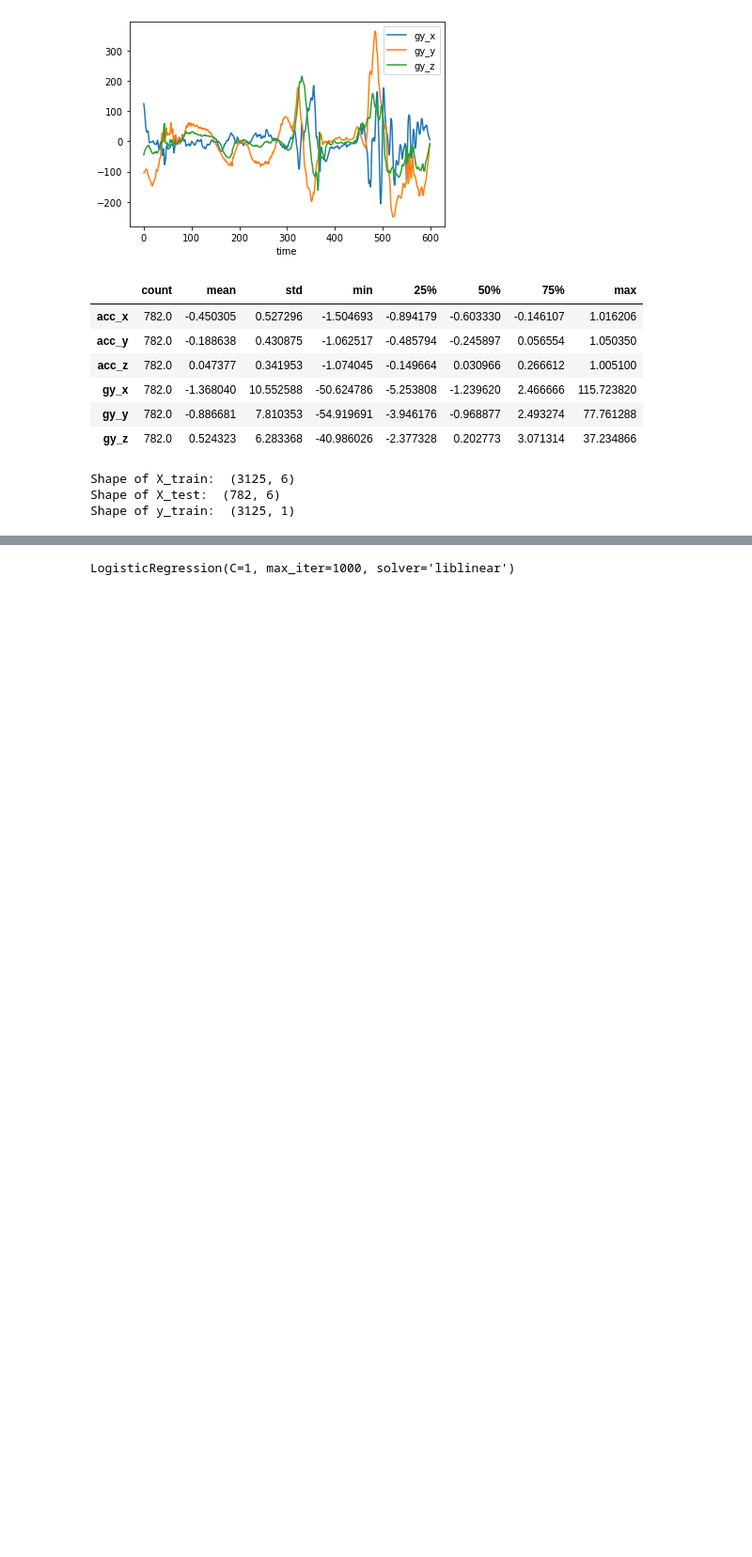
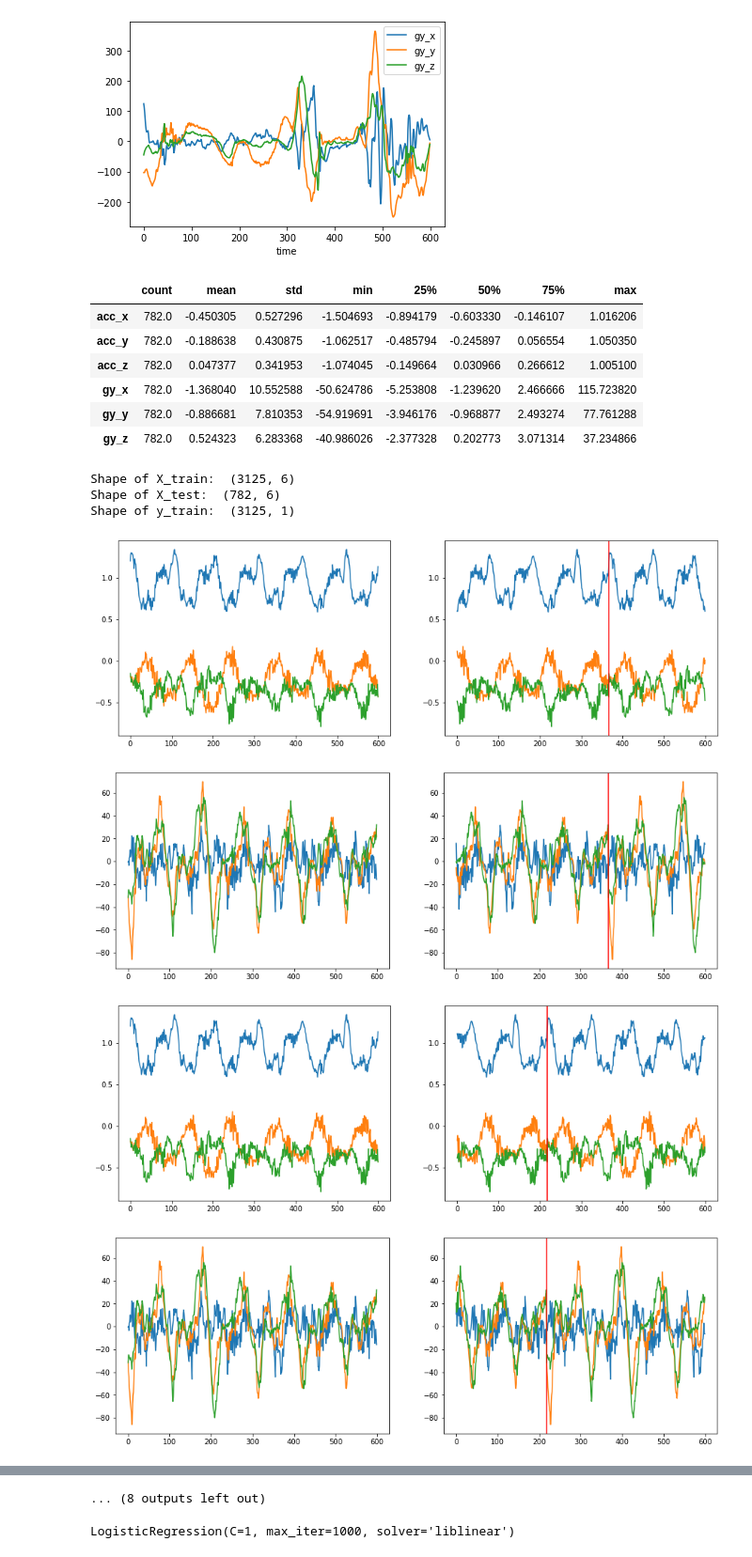
Before and after one commit to ChaeheePark/Data_Analysis, a Jupyter notebook: dacon/2월_운동동작분류AI경진대회/1.ipynb, the cells around one changed output, grey strips where cells are left out. Shown at 94% size. Drawn from its saved outputs; the diff is of its cells as text; code cells hidden in the pictures; blank space fills up the shorter version.

```diff
--- a/dacon/2월_운동동작분류AI경진대회/1.ipynb
+++ b/dacon/2월_운동동작분류AI경진대회/1.ipynb
@@ -52,0 +75,3 @@ features = ['id', 'acc_x', 'acc_y', 'acc_z', 'gy_x', 'gy_y', 'gy_z']
+# %%
+x_train=pd.DataFrame(x_train[0])
+x_train
@@ -143,0 +172,35 @@ X_test_scaled = sc.transform(X_test)
+# %%
+def aug(data, uid, shift = 0):
+    shift_data = np.roll(data, shift, axis=2)
+    plt.figure(figsize=(15,5))
+    plt.subplot(121)
+    plt.plot(data[uid][0,:,0])
+    plt.plot(data[uid][1,:,0])
+    plt.plot(data[uid][2,:,0])
+    plt.subplot(122)
+    plt.plot(shift_data[uid][0,:,0])
+    plt.plot(shift_data[uid][1,:,0])
+    plt.plot(shift_data[uid][2,:,0])
+    plt.axvline(shift, color='red')
+    plt.show()
+
+    plt.figure(figsize=(15,5))
+    plt.subplot(121)
+    plt.plot(data[uid][3,:,0])
+    plt.plot(data[uid][4,:,0])
+    plt.plot(data[uid][5,:,0])
+    plt.subplot(122)
+    plt.plot(shift_data[uid][3,:,0])
+    plt.plot(shift_data[uid][4,:,0])
+    plt.plot(shift_data[uid][5,:,0])
+    plt.axvline(shift, color='red')
+    plt.show()
+# %%
+for _ in range(10):
+    aug(x_train, 0, int(random.random()*600))
+    print('')
+# %% [output]
+[figure, added]
+[figure, added]
+[figure, added]
+[figure, added]
@@ -144,3 +215,4 @@ X_test_scaled = sc.transform(X_test)
+... (8 outputs left out)
 # %%
 # Fitting Logistic Regression to the Training set
 from sklearn.linear_model import LogisticRegression
```
Also changed, not shown: parts of 18 cells of this notebook, 1 other file.
